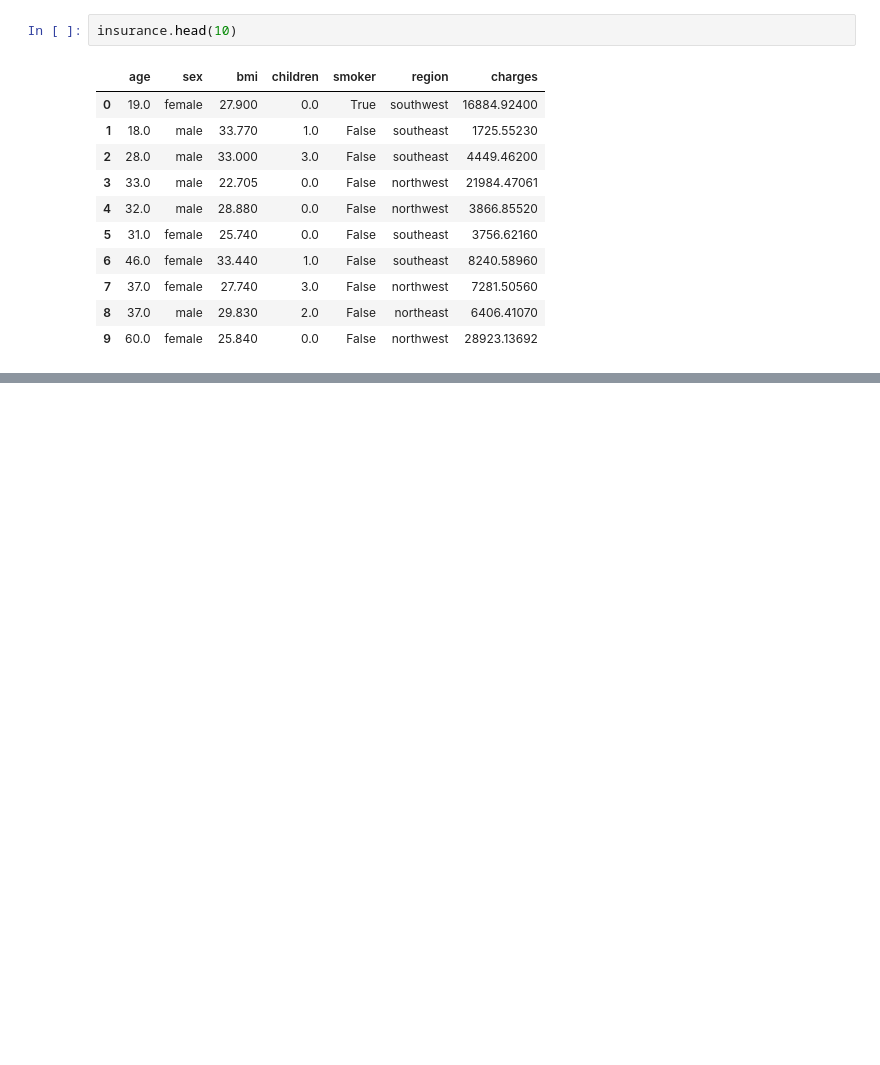
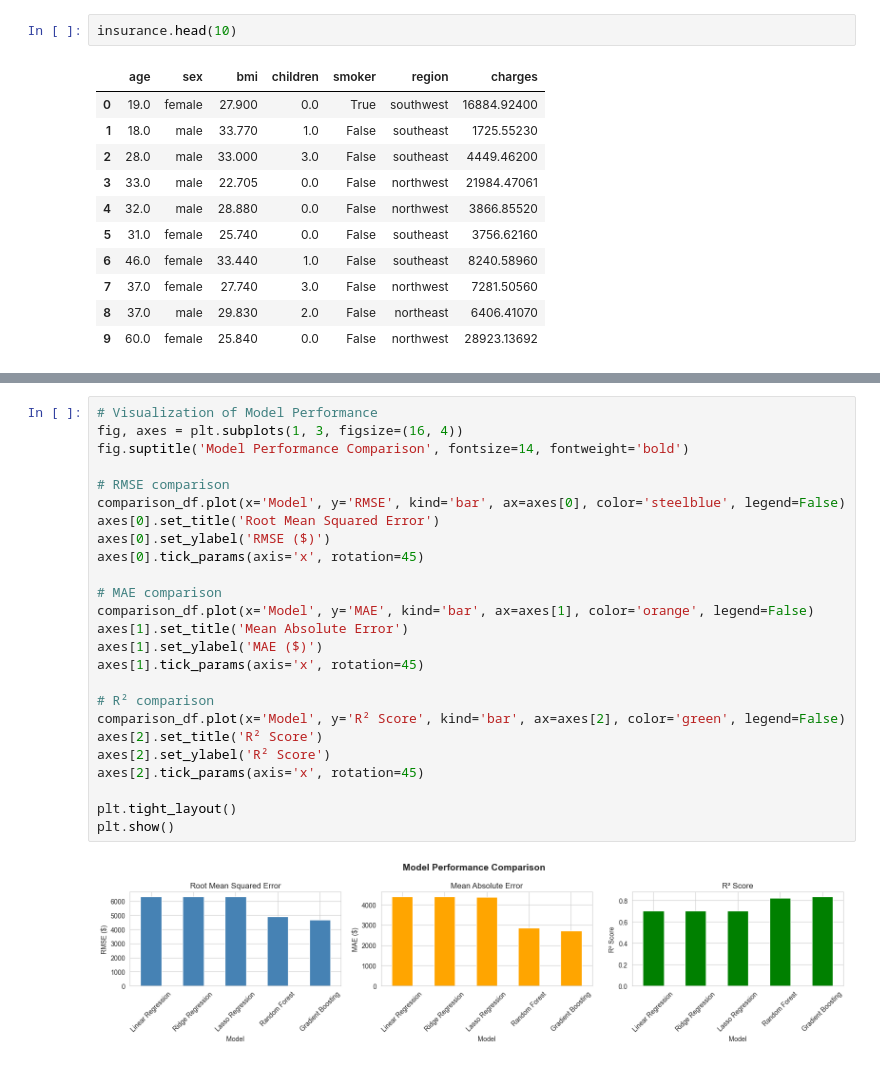
Before and after one commit to Lerato-leo/Predicting-Healthcare-insurance-cost, a Jupyter notebook: The project.ipynb, the cells around one changed output, grey strips where cells are left out. Cells and saved outputs as stored; diff of their text form; blank space fills up the shorter version.

```diff
--- a/The project.ipynb
+++ b/The project.ipynb
@@ -60,0 +326,27 @@ insurance.head(10)
+# %%
+# Visualization of Model Performance
+fig, axes = plt.subplots(1, 3, figsize=(16, 4))
+fig.suptitle('Model Performance Comparison', fontsize=14, fontweight='bold')
+
+# RMSE comparison
+comparison_df.plot(x='Model', y='RMSE', kind='bar', ax=axes[0], color='steelblue', legend=False)
+axes[0].set_title('Root Mean Squared Error')
+axes[0].set_ylabel('RMSE ($)')
+axes[0].tick_params(axis='x', rotation=45)
+
+# MAE comparison
+comparison_df.plot(x='Model', y='MAE', kind='bar', ax=axes[1], color='orange', legend=False)
+axes[1].set_title('Mean Absolute Error')
+axes[1].set_ylabel('MAE ($)')
+axes[1].tick_params(axis='x', rotation=45)
+
+# R² comparison
+comparison_df.plot(x='Model', y='R² Score', kind='bar', ax=axes[2], color='green', legend=False)
+axes[2].set_title('R² Score')
+axes[2].set_ylabel('R² Score')
+axes[2].tick_params(axis='x', rotation=45)
+
+plt.tight_layout()
+plt.show()
+# %% [output]
+[figure, added]
```
Also changed, not shown: parts of 11 cells of this notebook, 11 other files.
